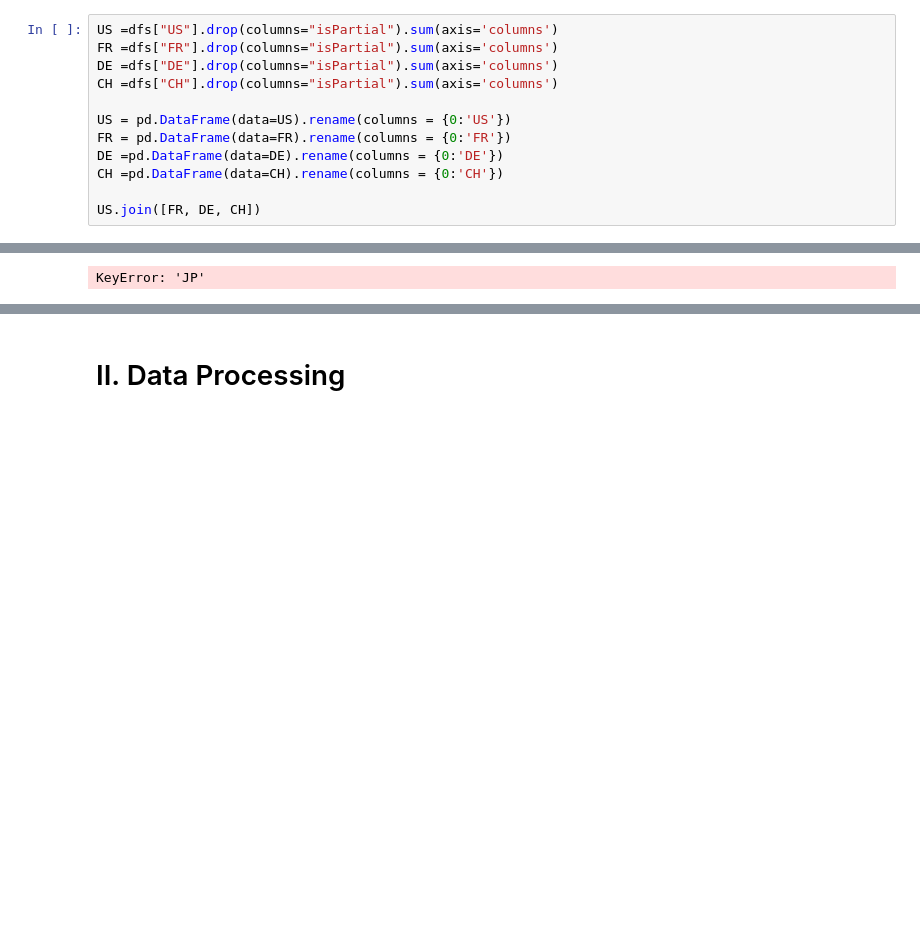
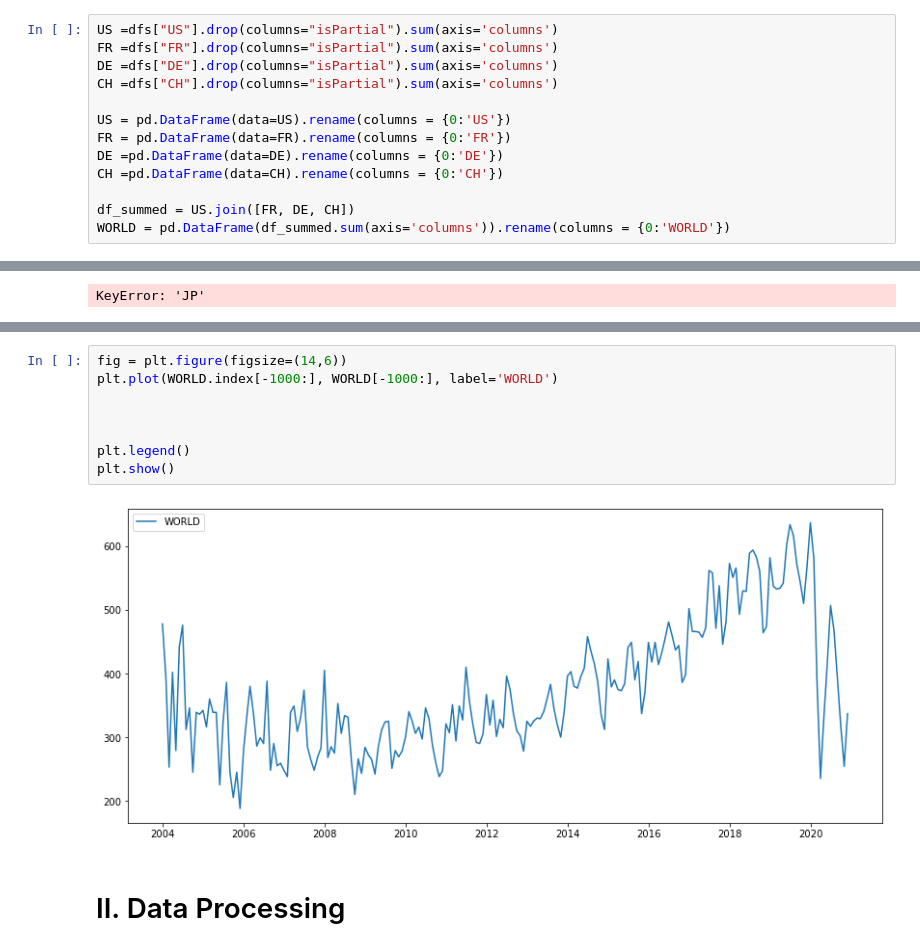
Before and after one commit to naayem/SwissHotelArrivalsPredictor, a Jupyter notebook: Project.ipynb, the cells around one changed output, grey strips where cells are left out. Saved outputs shown, nothing was run; the diff lists cells and outputs as text; blank space fills up the shorter version.

Commit message:
Summed the trends by keywords and by countries

```diff
--- a/Project.ipynb
+++ b/Project.ipynb
@@ -183,4 +183,5 @@ FR = pd.DataFrame(data=FR).rename(columns = {0:'FR'})
 DE =pd.DataFrame(data=DE).rename(columns = {0:'DE'})
 CH =pd.DataFrame(data=CH).rename(columns = {0:'CH'})
 
-US.join([FR, DE, CH])
+df_summed = US.join([FR, DE, CH])
+WORLD = pd.DataFrame(df_summed.sum(axis='columns')).rename(columns = {0:'WORLD'})
@@ -226,3 +212,13 @@ plt.show()
+# %%
+fig = plt.figure(figsize=(14,6))
+plt.plot(WORLD.index[-1000:], WORLD[-1000:], label='WORLD')
+
+
+
+plt.legend()
+plt.show()
+# %% [output]
+[figure, added]
 # %% [markdown]
 # II. Data Processing
 # %%
```
Also changed, not shown: parts of 3 cells of this notebook.
